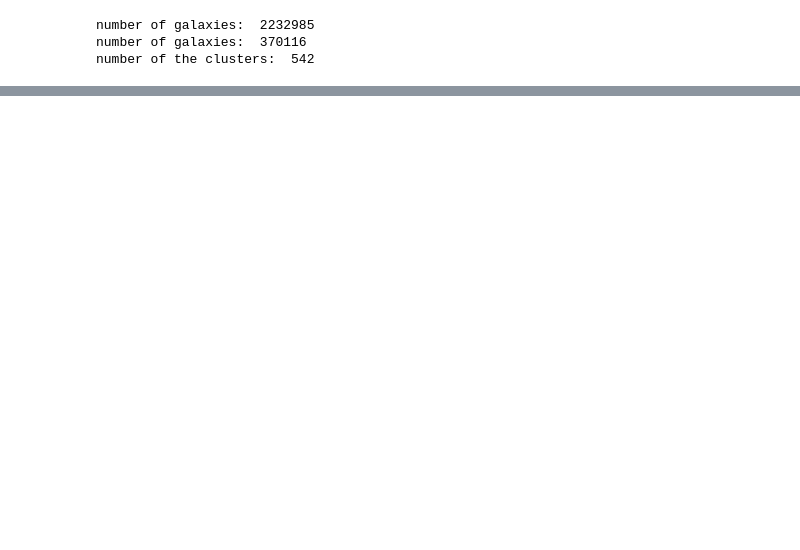
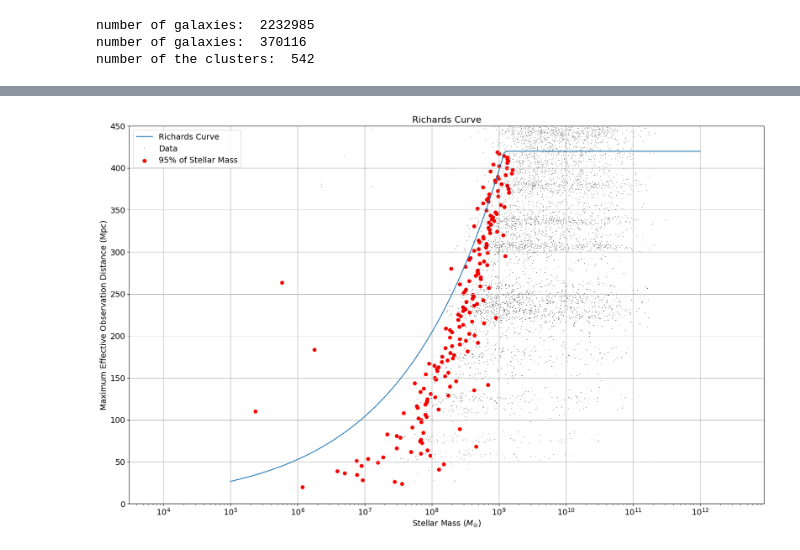
Before and after one commit to Safiye-Teymourzadeh/driver, a Jupyter notebook: erosita_DR1/test_of_matching.ipynb, the cells around one changed output, grey strips where cells are left out. Saved outputs shown, nothing was run; the diff lists cells and outputs as text; code cells hidden in the pictures; blank space fills up the shorter version.

```diff
--- a/erosita_DR1/test_of_matching.ipynb
+++ b/erosita_DR1/test_of_matching.ipynb
@@ -111,6 +157,7 @@ cluster_df = pd.DataFrame({
     # 'Cluster_MASS'
     'VDISP_error': cluster_catalog['VDISP_ERR'].byteswap().newbyteorder()
 })
+cluster_df['cluster_volume'] = get_sphere_volume(cluster_df['cluster_radius_Mpc'])
 
 
 
@@ -120,7 +167,19 @@ galaxy_df = pd.DataFrame({
         'RA': galaxy_catalog['RAcen'].byteswap().newbyteorder(),
         'DEC': galaxy_catalog['Deccen'].byteswap().newbyteorder(),
         'z': galaxy_catalog['Z'].byteswap().newbyteorder(),
-        'mstar': galaxy_catalog['mstar'].byteswap().newbyteorder()
+        'mstar': galaxy_catalog['mstar'].byteswap().newbyteorder(),
+        'flux_zt': galaxy_catalog['flux_zt'].byteswap().newbyteorder(),
+        'flux_it': galaxy_catalog['flux_it'].byteswap().newbyteorder(),
+        'flux_rt': galaxy_catalog['flux_rt'].byteswap().newbyteorder(),
+        'flux_gt': galaxy_catalog['flux_gt'].byteswap().newbyteorder(),
+        'flux_ut': galaxy_catalog['flux_ut'].byteswap().newbyteorder(),
+        'log_metallicity': galaxy_catalog['logmet'].byteswap().newbyteorder(),
+        'absolute_mag_u_band': galaxy_catalog['absmag_u'].byteswap().newbyteorder(),
+        'absolute_mag_r_band': galaxy_catalog['absmag_r'].byteswap().newbyteorder(),
+        'absolute_mag_j_band': galaxy_catalog['absmag_j'].byteswap().newbyteorder(),
 })
+galaxy_df['ratio_flux_zt_flux_gt'] = galaxy_df['flux_zt'] / galaxy_df['flux_gt']
 
-print(galaxy_df)
+galaxy_df['u_minus_r_mag'] = galaxy_df['absolute_mag_u_band'] - galaxy_df['absolute_mag_r_band']
+galaxy_df['r_minus_j_mag'] = galaxy_df['absolute_mag_r_band'] - galaxy_df['absolute_mag_j_band']
+galaxy_df['activity'] = galaxy_df.apply( lambda df: decide_galaxy_activity(df.r_minus_j_mag, df.u_minus_r_mag), axis=1)
@@ -141,0 +186,83 @@ print(galaxy_df)
+# %%
+# from mass_function import calculate_richard_curve
+#
+# MASS_BINS = np.logspace(5, 12, num=200)
+# richards_curve = []
+# for mass in MASS_BINS:
+#     distance = calculate_richard_curve(np.log10(mass))
+#     if distance < 420:
+#         richards_curve.append(distance)
+#     else:
+#         richards_curve.append(420)
+#
+# plt.plot(MASS_BINS, richards_curve)
+# plt.plot((galaxy_df['mstar']), (cosmo.comoving_distance(galaxy_df['z'])), 'k,', rasterized = True)
+#
+# plt.yscale('linear')
+# plt.xscale('log')
+# plt.title('Richards Curve')
+# plt.ylabel('Maximum Effective Observation Distance (Mpc)')
+# plt.xlabel('Stellar Mass ($M_{\odot}$)')
+# plt.ylim(0, 450)
+# plt.savefig("plots/richards_curve.png")
+#
+# # should be corrected for 95% of my data
+
+import numpy as np
+import matplotlib.pyplot as plt
+from astropy.cosmology import Planck13 as cosmo
+from mass_function import calculate_richard_curve
+
+# Constants
+MASS_BINS = np.logspace(5, 12, num=200)
+
+# Compute the Richards curve
+richards_curve = []
+for mass in MASS_BINS:
+    distance = calculate_richard_curve(np.log10(mass))
+    if distance < 420:
+        richards_curve.append(distance)
+    else:
+        richards_curve.append(420)
+
+# Plot Richards curve
+plt.plot(MASS_BINS, richards_curve, label='Richards Curve')
+
+# Convert galaxy stellar mass and redshift to comoving distance
+galaxy_df['comoving_distance'] = cosmo.comoving_distance(galaxy_df['z']).value
+
+# Calculate 95th percentile of masses within each bin of comoving distance
+num_bins = 200
+bin_width = 420 / num_bins  # Use the range of comoving distances instead of log(mass)
+
+bin_center = []
+mass_percentile = []
+
+for i in range(num_bins):
+    bin_start = i * bin_width
+    bin_end = (i + 1) * bin_width
+    objects_in_bin = galaxy_df['mstar'][(galaxy_df['comoving_distance'] >= bin_start) & (galaxy_df['comoving_distance'] < bin_end)]
+    if len(objects_in_bin) > 0:
+        sorted_masses = np.sort(objects_in_bin)[::-1]
+        idx_95th_percentile = int(0.95 * len(sorted_masses))
+        mass_95th_percentile = sorted_masses[idx_95th_percentile]
+        bin_center.append((bin_start + bin_end) / 2)
+        mass_percentile.append(mass_95th_percentile)
+
+# Plot scatter of galaxy data and 95th percentile of masses
+plt.plot(galaxy_df['mstar'], galaxy_df['comoving_distance'], 'k,', rasterized=True, label='Data')
+plt.scatter(mass_percentile, bin_center, color='red', marker='o', label='95% of Stellar Mass')
+
+# Plot settings
+plt.yscale('linear')
+plt.xscale('log')
+plt.title('Richards Curve')
+plt.ylabel('Maximum Effective Observation Distance (Mpc)')
+plt.xlabel('Stellar Mass ($M_{\odot}$)')
+plt.ylim(0, 450)
+plt.legend()
+plt.grid(True)
+plt.savefig("plots/richards_curve.png")
+plt.show()
+# %% [output]
+[figure, added]
```
Also changed, not shown: parts of 27 cells of this notebook, 9 other files.
